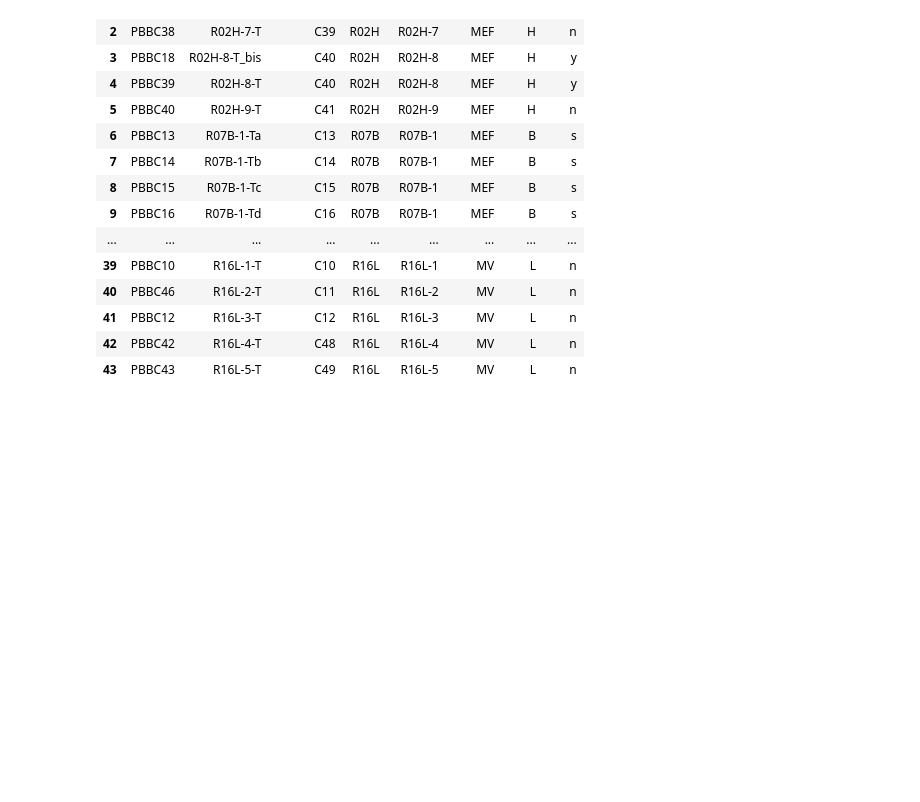
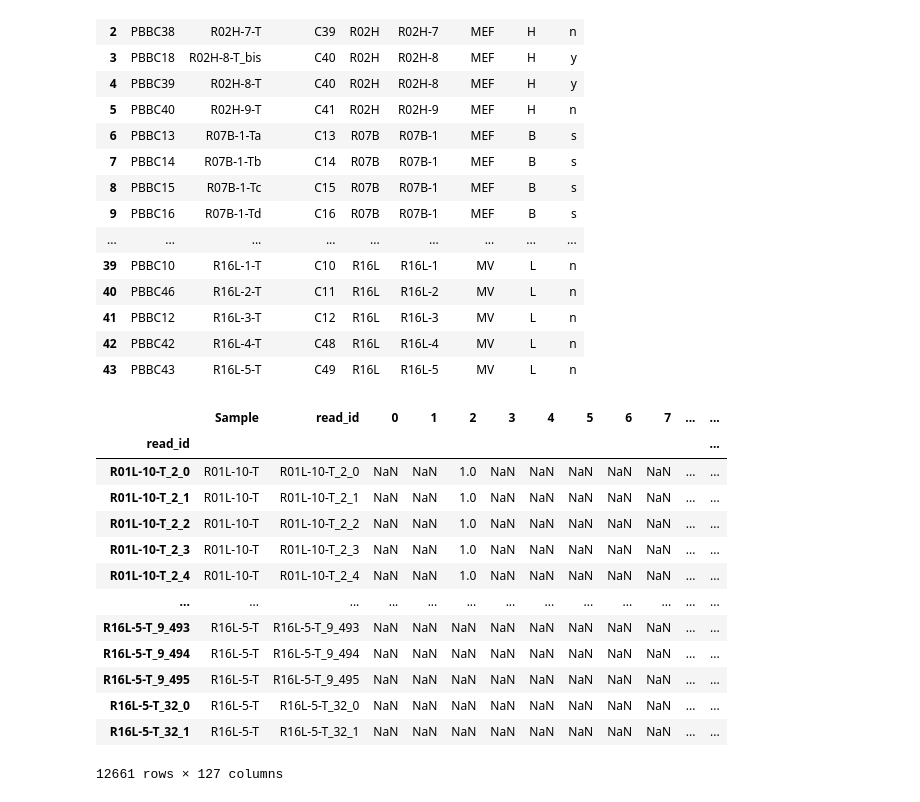
Before and after one commit to maepz/CRISPR_distance, a Jupyter notebook: Mydata/Per_read/Generate_SSR_env_files_from_AMOVA_pegas.ipynb, the cells around one changed output. Drawn from its saved outputs; the diff is of its cells as text; code cells hidden in the pictures; blank space fills up the shorter version.

```diff
--- a/Mydata/Per_read/Generate_SSR_env_files_from_AMOVA_pegas.ipynb
+++ b/Mydata/Per_read/Generate_SSR_env_files_from_AMOVA_pegas.ipynb
@@ -2,13 +2,14 @@
 import pandas as pd
 import numpy as np
 # %%
-df=pd.read_csv('./ALLCRISPRs_haplo_matches_at_5_dist_V6_sorted.txt',sep=',',header=0,index_col=0)
+df=pd.read_csv('../ALLCRISPRs_haplo_matches_at_5_dist_V6_sorted.txt',sep=',',header=0,index_col=0)
 df.drop(10,inplace=True)
 df=df.reset_index()
 df=df.iloc[:,2:]
 df=df.T
 df['Sample']=df.index
 df=df.sort_index()
+df=df.iloc[:,:]
 df
 # %% [output]
 |  | 0 | 1 | 2 | 3 | 4 | 5 | 6 | 7 | 8 | 9 | ... | ... |
@@ -132,0 +191,17 @@ rmeta.to_csv('./meta_read_AMOVA_pegas.csv',sep='\t',header=True)
+# %%
+df2
+# %% [output]
+|  | Sample | read_id | 0 | 1 | 2 | 3 | 4 | 5 | 6 | 7 | ... | ... |
+| read_id |  |  |  |  |  |  |  |  |  |  |  | ... |
+| R01L-10-T_2_0 | R01L-10-T | R01L-10-T_2_0 | NaN | NaN | 1.0 | NaN | NaN | NaN | NaN | NaN | ... | ... |
+| R01L-10-T_2_1 | R01L-10-T | R01L-10-T_2_1 | NaN | NaN | 1.0 | NaN | NaN | NaN | NaN | NaN | ... | ... |
+| R01L-10-T_2_2 | R01L-10-T | R01L-10-T_2_2 | NaN | NaN | 1.0 | NaN | NaN | NaN | NaN | NaN | ... | ... |
+| R01L-10-T_2_3 | R01L-10-T | R01L-10-T_2_3 | NaN | NaN | 1.0 | NaN | NaN | NaN | NaN | NaN | ... | ... |
+| R01L-10-T_2_4 | R01L-10-T | R01L-10-T_2_4 | NaN | NaN | 1.0 | NaN | NaN | NaN | NaN | NaN | ... | ... |
+| ... | ... | ... | ... | ... | ... | ... | ... | ... | ... | ... | ... | ... |
+| R16L-5-T_9_493 | R16L-5-T | R16L-5-T_9_493 | NaN | NaN | NaN | NaN | NaN | NaN | NaN | NaN | ... | ... |
+| R16L-5-T_9_494 | R16L-5-T | R16L-5-T_9_494 | NaN | NaN | NaN | NaN | NaN | NaN | NaN | NaN | ... | ... |
+| R16L-5-T_9_495 | R16L-5-T | R16L-5-T_9_495 | NaN | NaN | NaN | NaN | NaN | NaN | NaN | NaN | ... | ... |
+| R16L-5-T_32_0 | R16L-5-T | R16L-5-T_32_0 | NaN | NaN | NaN | NaN | NaN | NaN | NaN | NaN | ... | ... |
+| R16L-5-T_32_1 | R16L-5-T | R16L-5-T_32_1 | NaN | NaN | NaN | NaN | NaN | NaN | NaN | NaN | ... | ... |
+12661 rows × 127 columns
```
Also changed, not shown: parts of 12 cells of this notebook, 1 other file.
